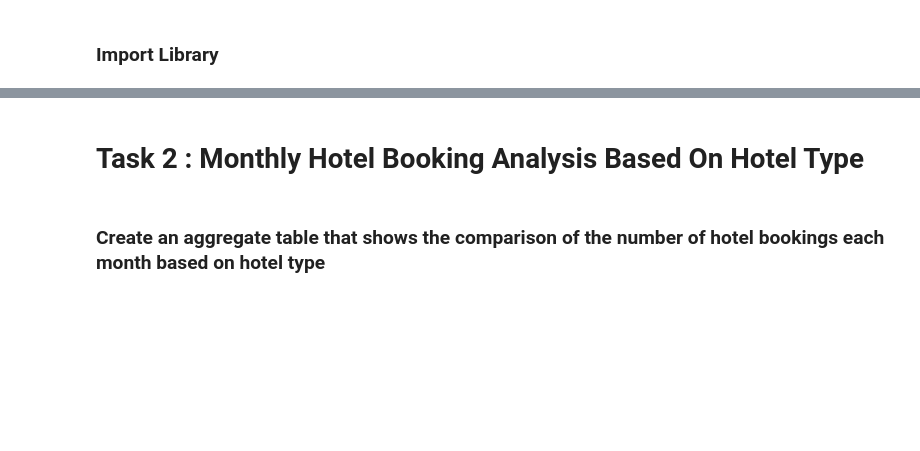
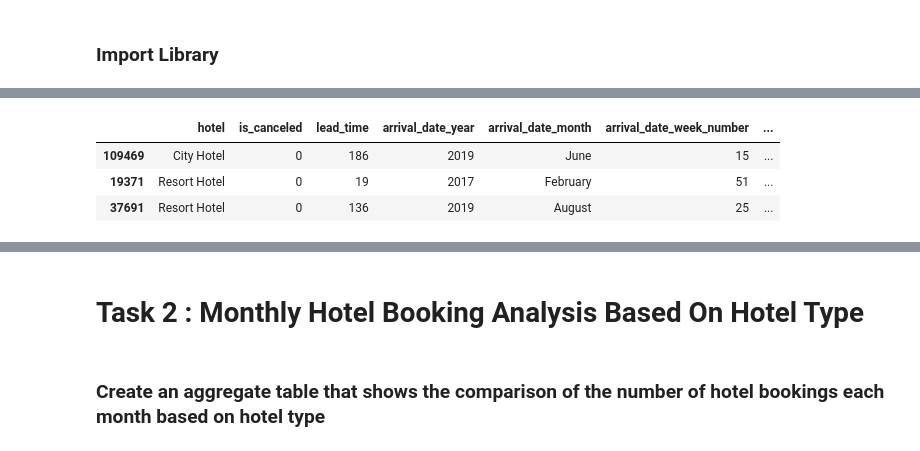
Before and after one commit to azaryasph/Investigate-Hotel-Business-Using-Data-Visualization, a Jupyter notebook: notebook/mini_project2_notebook.ipynb, the cells around one changed output, grey strips where cells are left out. Drawn from its saved outputs; the diff is of its cells as text; code cells hidden in the pictures; blank space fills up the shorter version.

```diff
--- a/notebook/mini_project2_notebook.ipynb
+++ b/notebook/mini_project2_notebook.ipynb
@@ -90,0 +174,7 @@ Text(0.5, 1.0, 'KDEplot of Agent Price')
+# %%
+dfs[dfs.agent.notna()].sample(3)
+# %% [output]
+|  | hotel | is_canceled | lead_time | arrival_date_year | arrival_date_month | arrival_date_week_number | ... |
+| 109469 | City Hotel | 0 | 186 | 2019 | June | 15 | ... |
+| 19371 | Resort Hotel | 0 | 19 | 2017 | February | 51 | ... |
+| 37691 | Resort Hotel | 0 | 136 | 2019 | August | 25 | ... |
```
Also changed, not shown: parts of 30 cells of this notebook.
